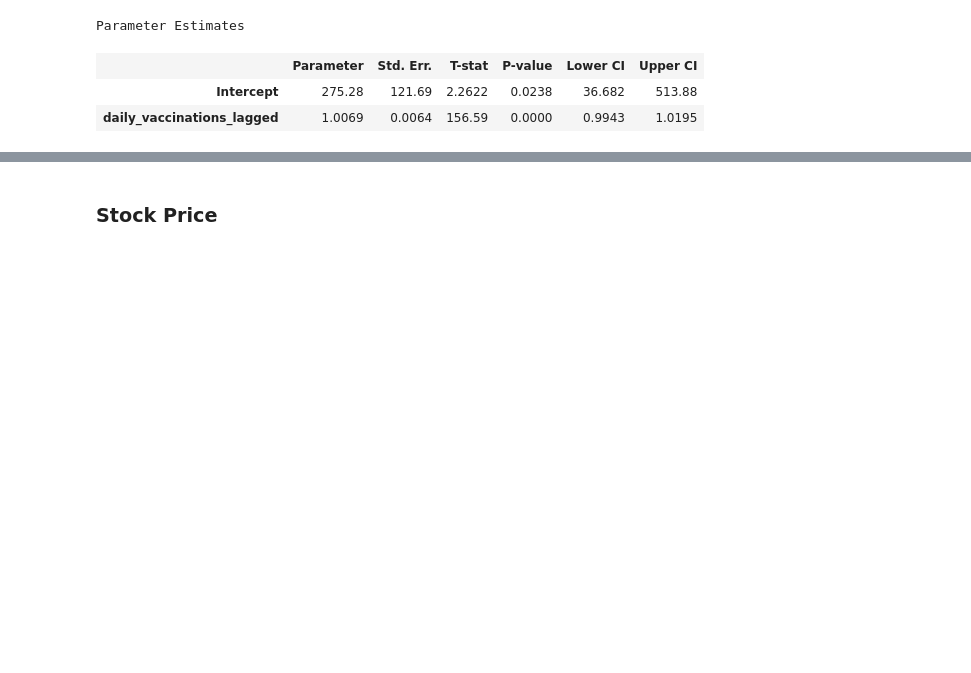
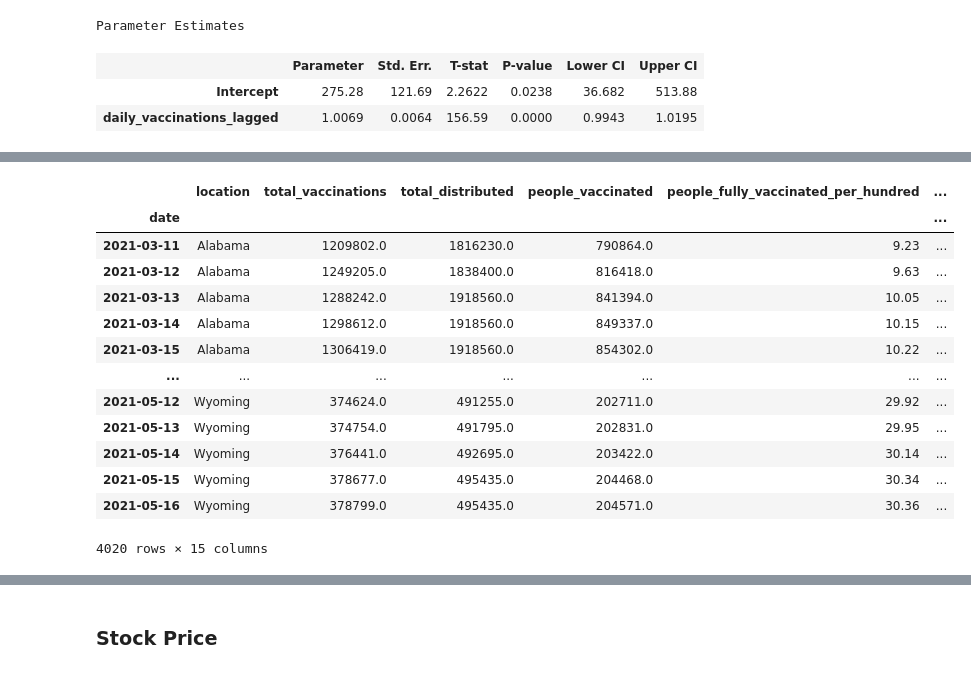
Before and after one commit to juno-yuu/COVID-Vaccine-and-Biotech-industry, a Jupyter notebook: Final_Project_Clean.ipynb, the cells around one changed output, grey strips where cells are left out. Saved outputs shown, nothing was run; the diff lists cells and outputs as text; code cells hidden in the pictures; blank space fills up the shorter version.

```diff
--- a/Final_Project_Clean.ipynb
+++ b/Final_Project_Clean.ipynb
@@ -298,0 +297,18 @@ Name: parameter, dtype: float64
+# %%
+data_panel_test['predicted_p1'] = p1.predict(data = data_panel_test['daily_vaccinations_lagged'])
+data_panel_test = data_panel_test.reset_index()
+# %% [output]
+|  | location | total_vaccinations | total_distributed | people_vaccinated | people_fully_vaccinated_per_hundred | ... |
+| date |  |  |  |  |  | ... |
+| 2021-03-11 | Alabama | 1209802.0 | 1816230.0 | 790864.0 | 9.23 | ... |
+| 2021-03-12 | Alabama | 1249205.0 | 1838400.0 | 816418.0 | 9.63 | ... |
+| 2021-03-13 | Alabama | 1288242.0 | 1918560.0 | 841394.0 | 10.05 | ... |
+| 2021-03-14 | Alabama | 1298612.0 | 1918560.0 | 849337.0 | 10.15 | ... |
+| 2021-03-15 | Alabama | 1306419.0 | 1918560.0 | 854302.0 | 10.22 | ... |
+| ... | ... | ... | ... | ... | ... | ... |
+| 2021-05-12 | Wyoming | 374624.0 | 491255.0 | 202711.0 | 29.92 | ... |
+| 2021-05-13 | Wyoming | 374754.0 | 491795.0 | 202831.0 | 29.95 | ... |
+| 2021-05-14 | Wyoming | 376441.0 | 492695.0 | 203422.0 | 30.14 | ... |
+| 2021-05-15 | Wyoming | 378677.0 | 495435.0 | 204468.0 | 30.34 | ... |
+| 2021-05-16 | Wyoming | 378799.0 | 495435.0 | 204571.0 | 30.36 | ... |
+4020 rows × 15 columns
```
Also changed, not shown: parts of 9 cells of this notebook.
